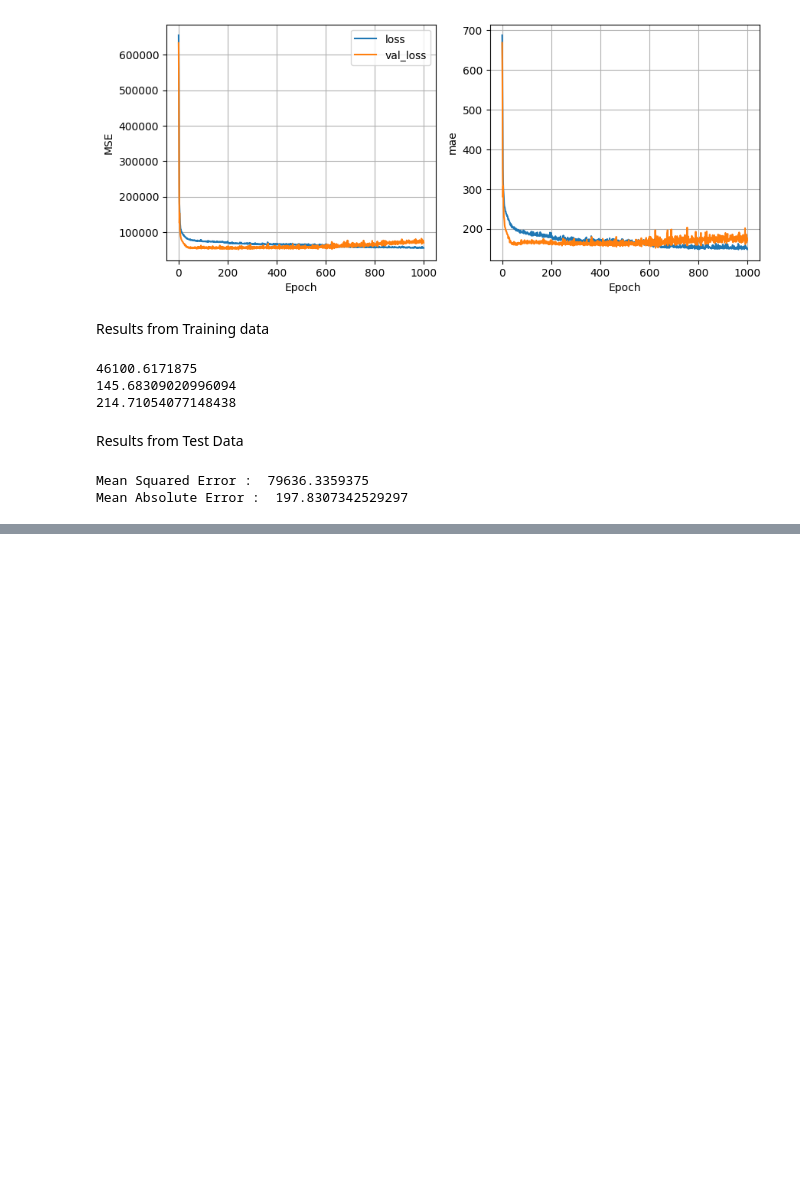
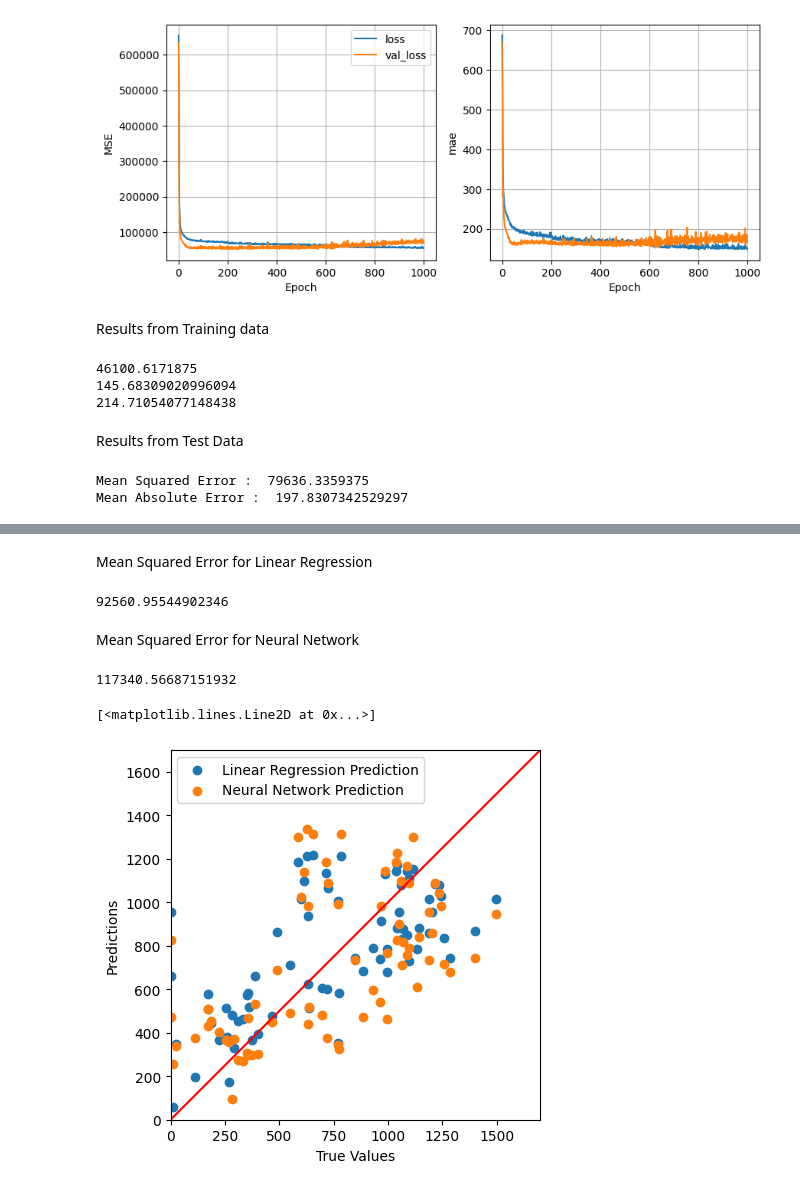
Before and after one commit to sumukhbhat12/Machine-Learning-Course-FreeCodeCamp, a Jupyter notebook: Seoul_Bike_Sharing_Demand_dataset_analysis.ipynb, the cells around one changed output, grey strips where cells are left out. Drawn from its saved outputs; the diff is of its cells as text; code cells hidden in the pictures; blank space fills up the shorter version.

```diff
--- a/Seoul_Bike_Sharing_Demand_dataset_analysis.ipynb
+++ b/Seoul_Bike_Sharing_Demand_dataset_analysis.ipynb
@@ -357,0 +453,3 @@ Mean Absolute Error :  197.8307342529297
+# %%
+y_pred_lr = all_reg.predict(X_test)
+y_pred_nn = nn_model_2.predict(X_test)
@@ -357,0 +461,26 @@ Mean Absolute Error :  197.8307342529297
+# %% [markdown]
+Mean Squared Error for Linear Regression
+# %%
+MSE(y_pred_lr, y_test)
+# %% [output]
+92560.95544902346
+# %% [markdown]
+Mean Squared Error for Neural Network
+# %%
+MSE(y_pred_nn, y_test)
+# %% [output]
+117340.56687151932
+# %%
+ax = plt.axes(aspect='equal')
+plt.scatter(y_test, y_pred_lr, label='Linear Regression Prediction')
+plt.scatter(y_test, y_pred_nn, label='Neural Network Prediction')
+plt.legend()
+plt.xlabel("True Values")
+plt.ylabel("Predictions")
+lims = [0,1700] #approximately 1700 bikes is the limit according to the dataset
+plt.xlim(lims)
+plt.ylim(lims)
+plt.plot(lims, lims, c='red')
+# %% [output]
+[<matplotlib.lines.Line2D at 0x...>]
+[figure, added]
```
Also changed, not shown: parts of 22 cells of this notebook.
